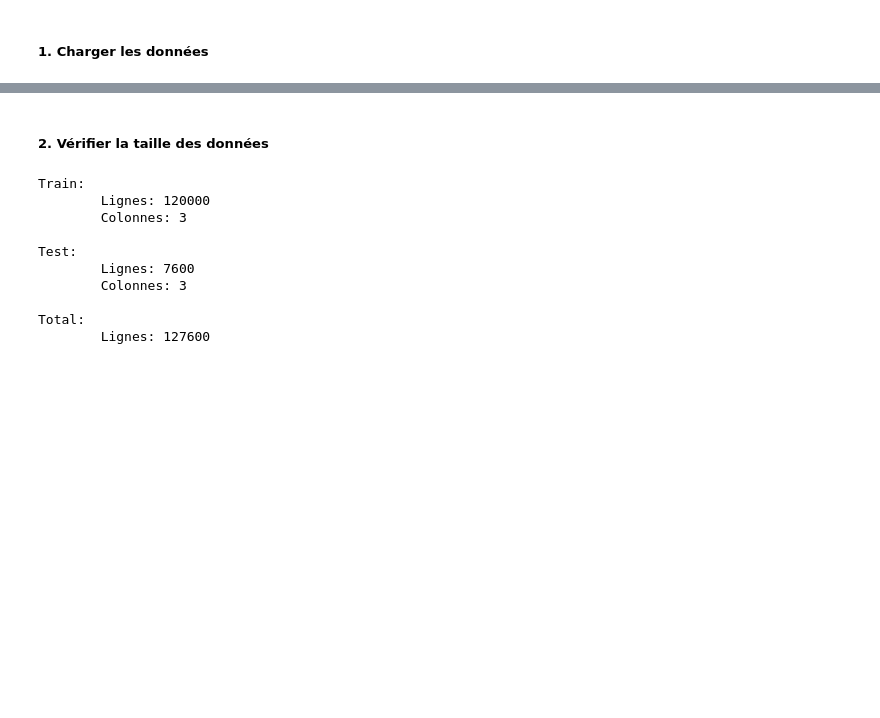
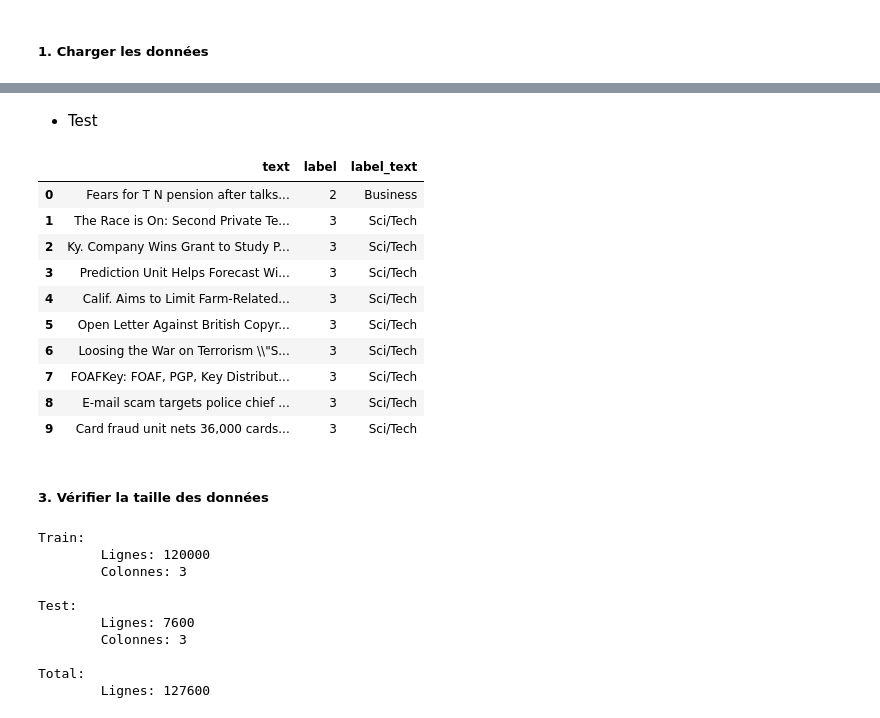
Before and after one commit to anass17/NewsVector, a Jupyter notebook: notebooks/02_eda.ipynb, the cells around one changed output, grey strips where cells are left out. Cells and saved outputs as stored; diff of their text form; code cells hidden in the pictures; blank space fills up the shorter version.

```diff
--- a/notebooks/02_eda.ipynb
+++ b/notebooks/02_eda.ipynb
@@ -10,5 +28,21 @@ data_test = pd.read_csv('../data/raw/test.csv')
+# %% [markdown]
+- Test
+# %%
+data_test.head(10)
+# %% [output]
+|  | text | label | label_text |
+| 0 | Fears for T N pension after talks... | 2 | Business |
+| 1 | The Race is On: Second Private Te... | 3 | Sci/Tech |
+| 2 | Ky. Company Wins Grant to Study P... | 3 | Sci/Tech |
+| 3 | Prediction Unit Helps Forecast Wi... | 3 | Sci/Tech |
+| 4 | Calif. Aims to Limit Farm-Related... | 3 | Sci/Tech |
+| 5 | Open Letter Against British Copyr... | 3 | Sci/Tech |
+| 6 | Loosing the War on Terrorism \\"S... | 3 | Sci/Tech |
+| 7 | FOAFKey: FOAF, PGP, Key Distribut... | 3 | Sci/Tech |
+| 8 | E-mail scam targets police chief ... | 3 | Sci/Tech |
+| 9 | Card fraud unit nets 36,000 cards... | 3 | Sci/Tech |
 # %% [markdown]
-##### 2. Vérifier la taille des données
+##### 3. Vérifier la taille des données
 # %%
 train_dem = data_train.shape
 test_dem = data_test.shape
```
Also changed, not shown: parts of 15 cells of this notebook, 4 other files.
